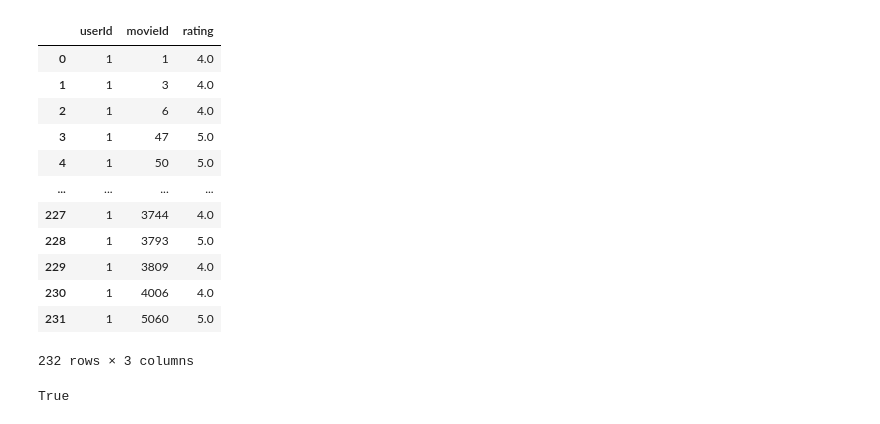
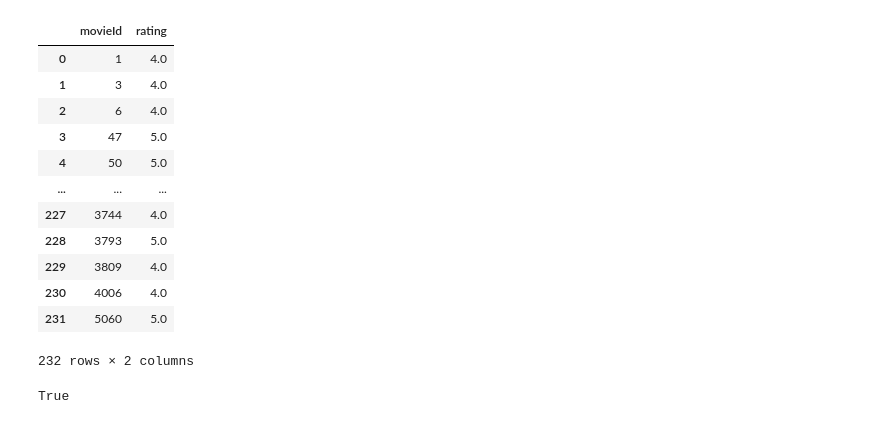
Before and after one commit to LongNT-VN/Demo, a Jupyter notebook: recommendation/2.ipynb, the cells around one changed output. Drawn from its saved outputs; the diff is of its cells as text; code cells hidden in the pictures.

```diff
--- a/recommendation/2.ipynb
+++ b/recommendation/2.ipynb
@@ -22,29 +22,30 @@ data_type = "small"
 # %%
 ratings = (
     spark.read.csv(
         path=f"../data/{data_type}/ratings.csv",
         sep=",", header=True, quote='"', schema="userId INT, movieId INT, rating DOUBLE, timestamp INT",
     ).select("userId", "movieId", "rating")
     .cache()
 )
 
 rating= ratings.filter(f.col('userId')==1).rdd.map(lambda row: {'userId':row[0],'movieId':row[1],'rating':row[2]}).collect()
 Lawrence_movie_ratings = pd.DataFrame(rating)
+Lawrence_movie_ratings.drop(['userId'], axis=1, inplace=True)
 Lawrence_movie_ratings
 # %% [output]
-|  | userId | movieId | rating |
-| 0 | 1 | 1 | 4.0 |
-| 1 | 1 | 3 | 4.0 |
-| 2 | 1 | 6 | 4.0 |
-| 3 | 1 | 47 | 5.0 |
-| 4 | 1 | 50 | 5.0 |
-| ... | ... | ... | ... |
-| 227 | 1 | 3744 | 4.0 |
-| 228 | 1 | 3793 | 5.0 |
-| 229 | 1 | 3809 | 4.0 |
-| 230 | 1 | 4006 | 4.0 |
-| 231 | 1 | 5060 | 5.0 |
+|  | movieId | rating |
+| 0 | 1 | 4.0 |
+| 1 | 3 | 4.0 |
+| 2 | 6 | 4.0 |
+| 3 | 47 | 5.0 |
+| 4 | 50 | 5.0 |
+| ... | ... | ... |
+| 227 | 3744 | 4.0 |
+| 228 | 3793 | 5.0 |
+| 229 | 3809 | 4.0 |
+| 230 | 4006 | 4.0 |
+| 231 | 5060 | 5.0 |
-232 rows × 3 columns
+232 rows × 2 columns
 # %%
 missing_values = ['na','--','?','-','None','none','non']
 movies_df = pd.read_csv('../data/small/movies.csv', na_values=missing_values)
```
Also changed, not shown: parts of 2 cells of this notebook, 1 other file.
